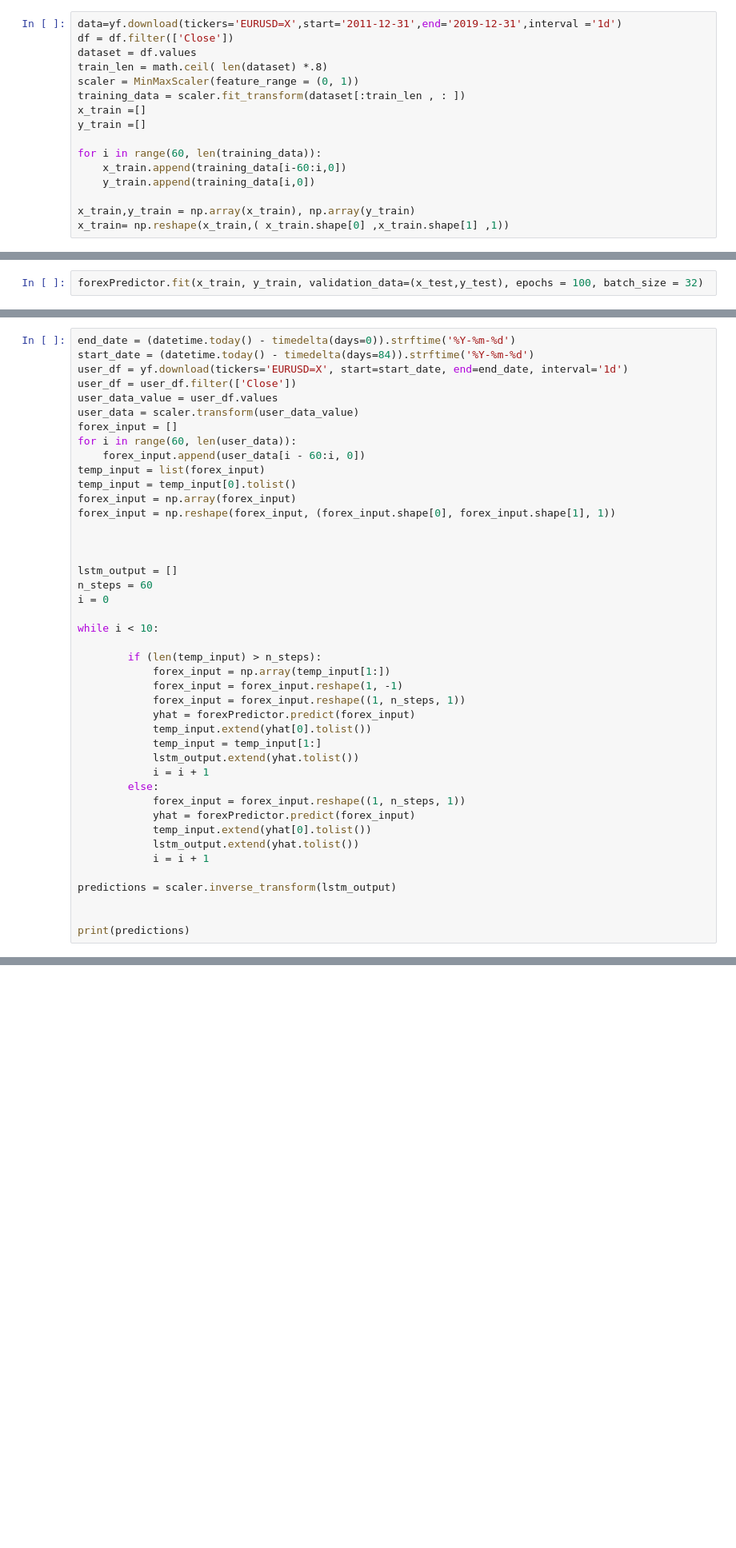
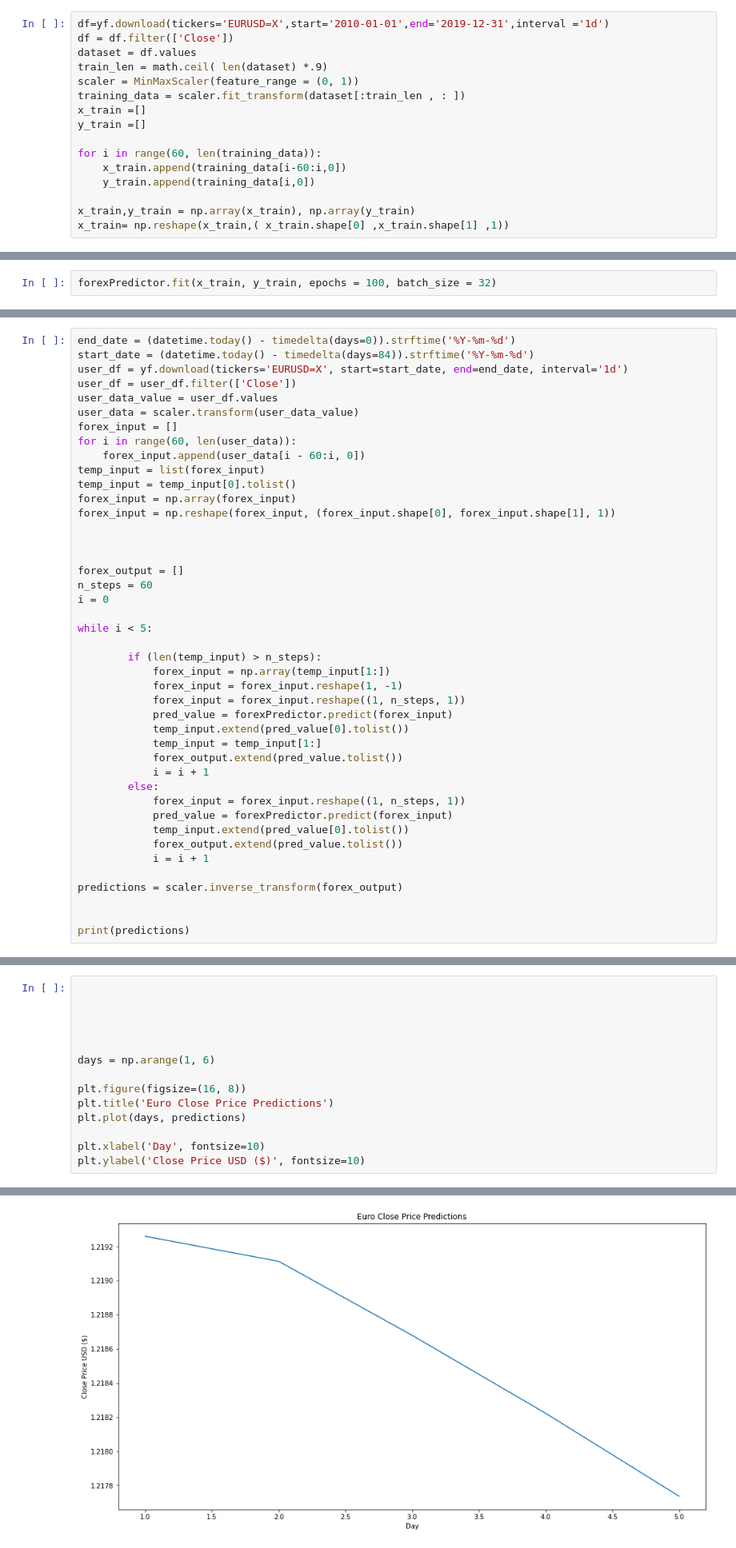
Before and after one commit to jakubsadel/FOREXRecommendationSystem, a Jupyter notebook: forexAlgorithm/forexLSTM.ipynb, the cells around one changed output, grey strips where cells are left out. Shown: that part at 80% size. Drawn from its saved outputs; the diff is of its cells as text; blank space fills up the shorter version.

```diff
--- a/forexAlgorithm/forexLSTM.ipynb
+++ b/forexAlgorithm/forexLSTM.ipynb
@@ -11,10 +11,10 @@ from keras.layers import LSTM
 from keras.layers import Dropout
 from sklearn.preprocessing import MinMaxScaler
 # %%
-data=yf.download(tickers='EURUSD=X',start='2011-12-31',end='2019-12-31',interval ='1d')
+df=yf.download(tickers='EURUSD=X',start='2010-01-01',end='2019-12-31',interval ='1d')
 df = df.filter(['Close'])
 dataset = df.values
-train_len = math.ceil( len(dataset) *.8)
+train_len = math.ceil( len(dataset) *.9)
 scaler = MinMaxScaler(feature_range = (0, 1))
 training_data = scaler.fit_transform(dataset[:train_len , : ])
 x_train =[]
@@ -71,4 +51,4 @@ forexPredictor.save('forex_model.h5')
 # %%
-forexPredictor.fit(x_train, y_train, validation_data=(x_test,y_test), epochs = 100, batch_size = 32)
+forexPredictor.fit(x_train, y_train, epochs = 100, batch_size = 32)
 # %% [output]
 Epoch 1/100
@@ -106,29 +95,29 @@ forex_input = np.reshape(forex_input, (forex_input.shape[0], forex_input.shape[1
 
 
 
-lstm_output = []
+forex_output = []
 n_steps = 60
 i = 0
 
-while i < 10:
+while i < 5:
 
         if (len(temp_input) > n_steps):
             forex_input = np.array(temp_input[1:])
             forex_input = forex_input.reshape(1, -1)
             forex_input = forex_input.reshape((1, n_steps, 1))
-            yhat = forexPredictor.predict(forex_input)
-            temp_input.extend(yhat[0].tolist())
+            pred_value = forexPredictor.predict(forex_input)
+            temp_input.extend(pred_value[0].tolist())
             temp_input = temp_input[1:]
-            lstm_output.extend(yhat.tolist())
+            forex_output.extend(pred_value.tolist())
             i = i + 1
         else:
             forex_input = forex_input.reshape((1, n_steps, 1))
-            yhat = forexPredictor.predict(forex_input)
-            temp_input.extend(yhat[0].tolist())
-            lstm_output.extend(yhat.tolist())
+            pred_value = forexPredictor.predict(forex_input)
+            temp_input.extend(pred_value[0].tolist())
+            forex_output.extend(pred_value.tolist())
             i = i + 1
 
-predictions = scaler.inverse_transform(lstm_output)
+predictions = scaler.inverse_transform(forex_output)
 
 
 print(predictions)
@@ -177,0 +131,15 @@ print(predictions[2])
+# %%
+
+
+
+
+
+days = np.arange(1, 6)
+
+plt.figure(figsize=(16, 8))
+plt.title('Euro Close Price Predictions')
+plt.plot(days, predictions)
+
+plt.xlabel('Day', fontsize=10)
+plt.ylabel('Close Price USD ($)', fontsize=10)
+# %% [output]
@@ -177,0 +147 @@ print(predictions[2])
+[figure, added]
```
Also changed, not shown: parts of 12 cells of this notebook, 16 other files.
